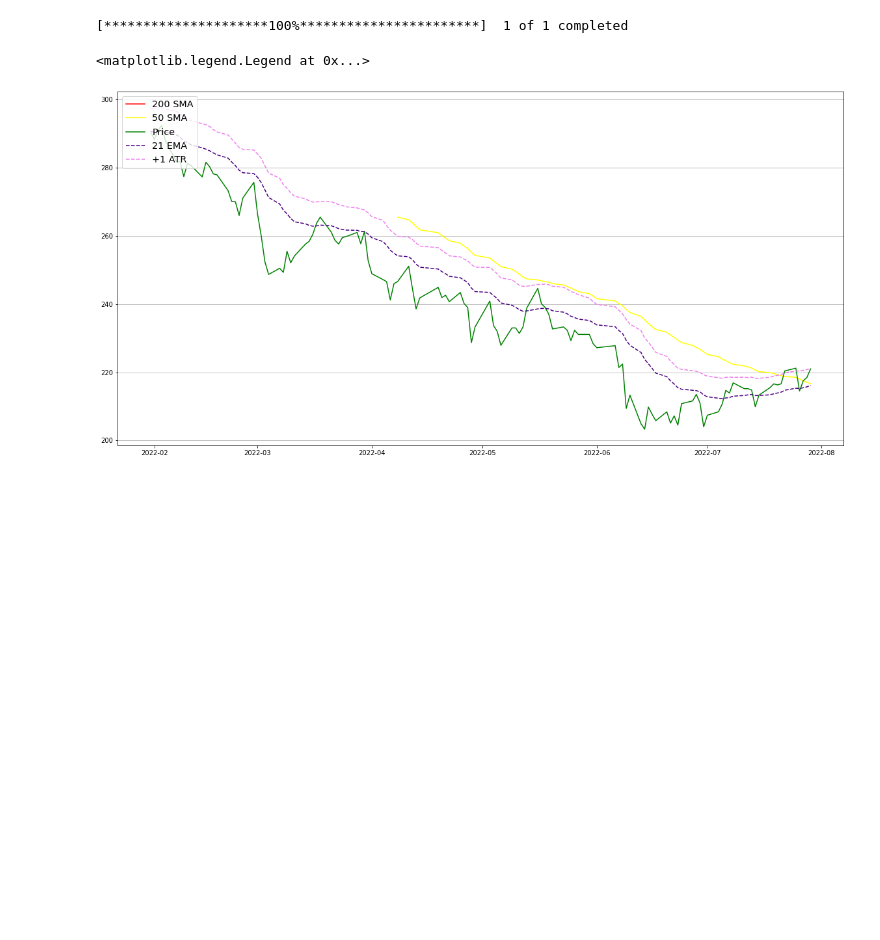
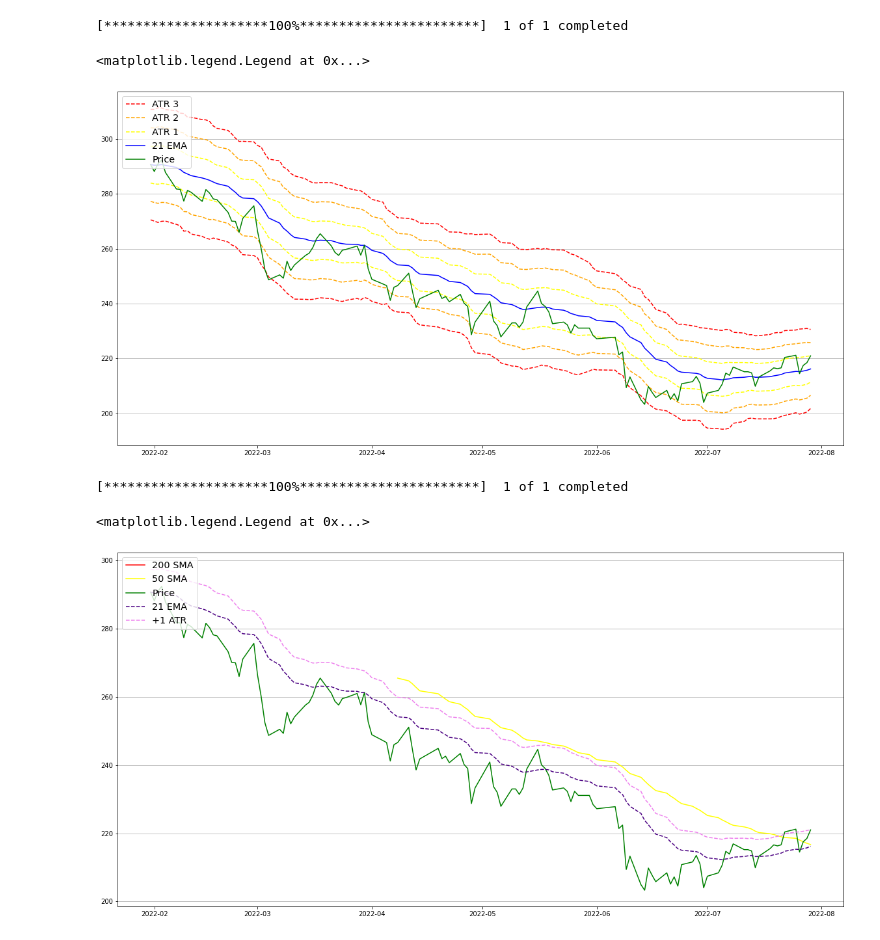
Before and after one commit to BenCollinsSheerin/main, a Jupyter notebook: moving average.ipynb, the cells around one changed output. Cells and saved outputs as stored; diff of their text form; code cells hidden in the pictures; blank space fills up the shorter version.

```diff
--- a/moving average.ipynb
+++ b/moving average.ipynb
@@ -18,3 +1,51 @@ atr = true_range.rolling(21).sum()/21
+# %%
+# 21 DAY EMA /W ATR RANGE OF 1-3
+
+import yfinance as yf
+import pandas as pd
+import numpy as np
+import matplotlib.pyplot as plt
+
+share = yf.download(tickers='SBRY.L', period='6mo')
+share = share.drop(['Volume', 'Adj Close'], axis=1)
+
+share["21EMA"] = share[["Close"]].ewm(span=21, adjust=False).mean()
+
+# START: CLEAN THIS UP
+start = dt.datetime(2020, 1, 1)
+data = pdr.get_data_yahoo("SBRY.L", start)
+high_low = data['High'] - data['Low']
+high_close = np.abs(data['High'] - data['Close'].shift())
+low_close = np.abs(data['Low'] - data['Close'].shift())
+ranges = pd.concat([high_low, high_close, low_close], axis=1)
+true_range = np.max(ranges, axis=1)
+atr = true_range.rolling(21).sum()/21
+share["ATR"] = atr
+share["ATR +1"] = share["21EMA"] + (share["ATR"] * 1)
+share["ATR +2"] = share["21EMA"] + (share["ATR"] * 2)
+share["ATR +3"] = share["21EMA"] + (share["ATR"] * 3)
+share["ATR -1"] = share["21EMA"] + (share["ATR"] * -1)
+share["ATR -2"] = share["21EMA"] + (share["ATR"] * -2)
+share["ATR -3"] = share["21EMA"] + (share["ATR"] * -3)
+# END: CLEAN THIS UP
+
+plt.figure(figsize=(20,10))
+plt.plot(share["ATR +3"], linestyle = 'dashed', label="ATR 3", color="Red")
+plt.plot(share["ATR -3"], linestyle = 'dashed', color="Red")
+plt.plot(share["ATR +2"], linestyle = 'dashed', label="ATR 2", color="Orange")
+plt.plot(share["ATR -2"], linestyle = 'dashed', color="Orange")
+plt.plot(share["ATR +1"], linestyle = 'dashed', label="ATR 1", color="Yellow")
+plt.plot(share["ATR -1"], linestyle = 'dashed', color="Yellow")
+plt.plot(share["21EMA"], label="21 EMA", color="Blue")
+plt.plot(share["Close"], label="Price", color="Green")
+plt.grid(axis = 'y')
+plt.legend(loc='upper left',fontsize="x-large")
+
+#https://www.tradingview.com/support/solutions/43000502266-keltner-channels-kc/
+# %% [output]
+[*********************100%***********************]  1 of 1 completed
+<matplotlib.legend.Legend at 0x...>
+[figure, added]
 # %%
 # CALCULATE THE MOVING AVERAGE OF SHELL OVER THE LAST 12 MONTHS
 
```
Also changed, not shown: parts of 1 cell of this notebook.
